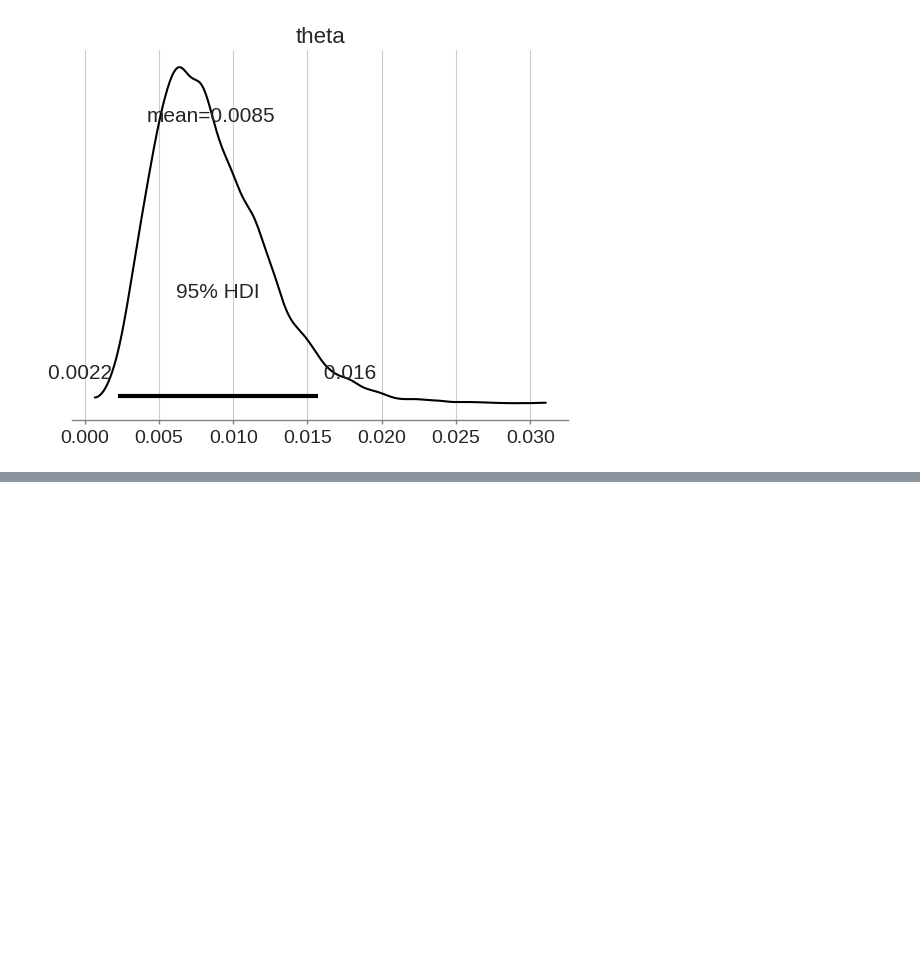
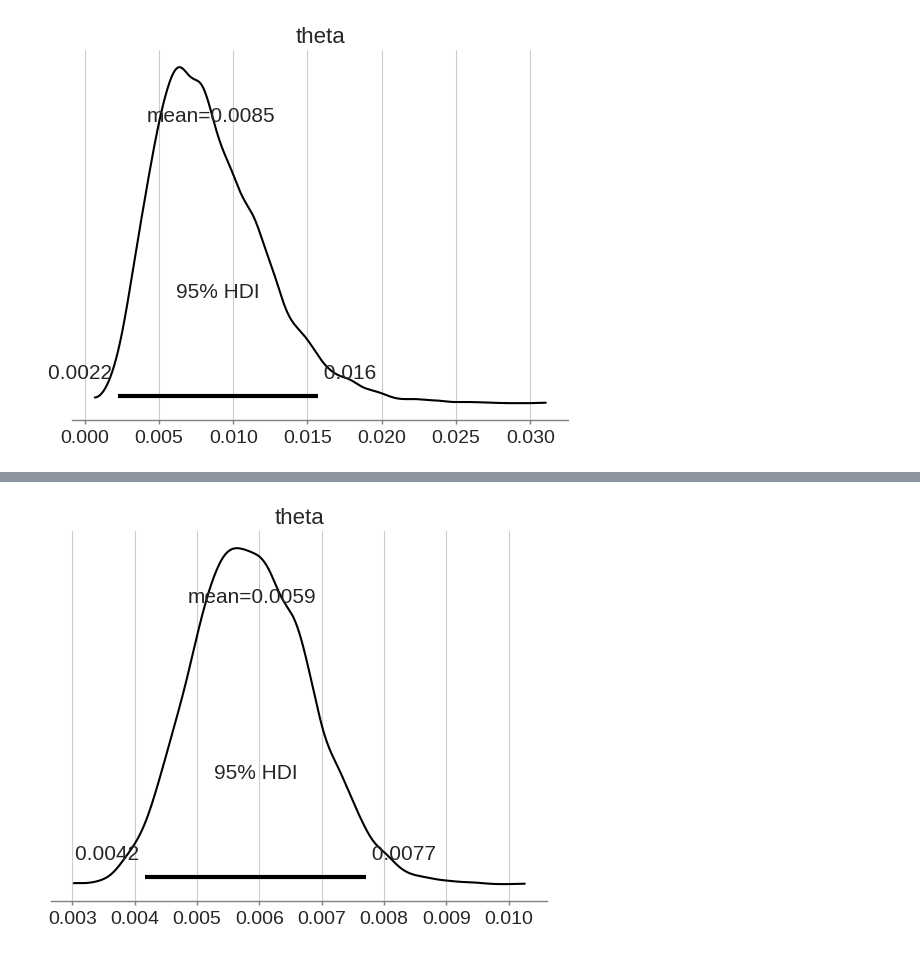
Before and after one commit to yuji-sgs/media-optimization, a Jupyter notebook: CTA_improvement.ipynb, the cells around one changed output, grey strips where cells are left out. Cells and saved outputs as stored; diff of their text form; code cells hidden in the pictures; blank space fills up the shorter version.

```diff
--- a/CTA_improvement.ipynb
+++ b/CTA_improvement.ipynb
@@ -108,0 +136,5 @@ with model:
+# %%
+with model:
+  pm.plot_posterior(trace_swell_corporatesite, hdi_prob=0.95)
+# %% [output]
+[figure, added]
```
Also changed, not shown: parts of 6 cells of this notebook.
